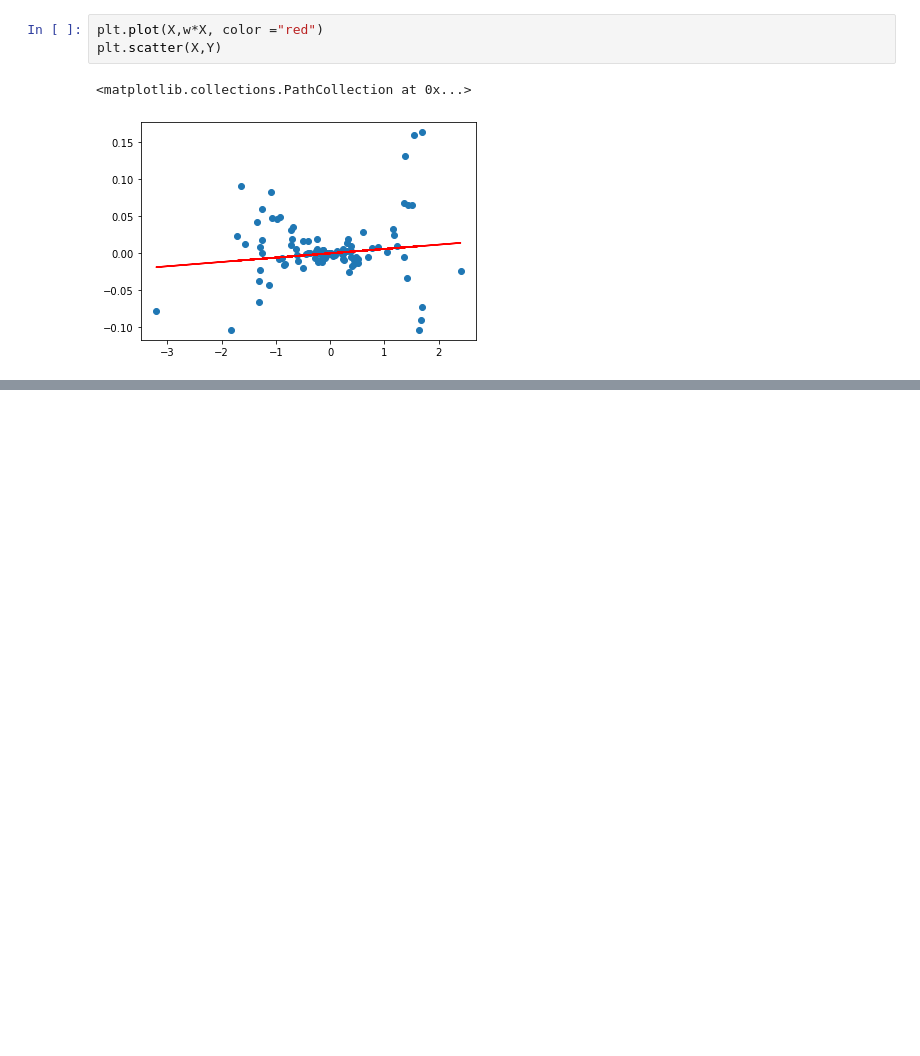
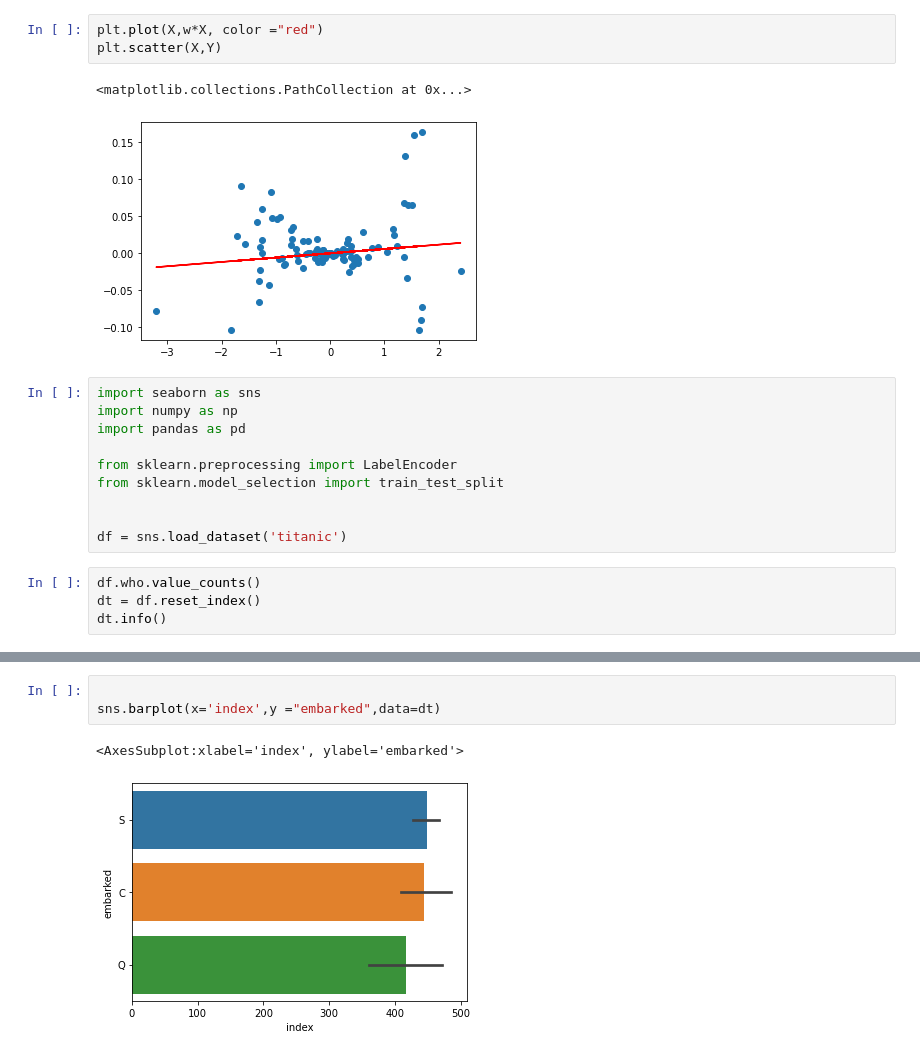
Before and after one commit to bapadapa/TIL, a Jupyter notebook: datascience/machineLearning/IITP/day01/day01.ipynb, the cells around one changed output, grey strips where cells are left out. Cells and saved outputs as stored; diff of their text form; blank space fills up the shorter version.

```diff
--- a/datascience/machineLearning/IITP/day01/day01.ipynb
+++ b/datascience/machineLearning/IITP/day01/day01.ipynb
@@ -172,3 +155,17 @@ plt.scatter(X,Y)
 # %% [output]
 <matplotlib.collections.PathCollection at 0x...>
 [figure]
+# %%
+import seaborn as sns
+import numpy as np
+import pandas as pd
+
+from sklearn.preprocessing import LabelEncoder
+from sklearn.model_selection import train_test_split
+
+
+df = sns.load_dataset('titanic')
+# %%
+df.who.value_counts()
+dt = df.reset_index()
+dt.info()
@@ -174,0 +190,6 @@ plt.scatter(X,Y)
+# %%
+
+sns.barplot(x='index',y ="embarked",data=dt)
+# %% [output]
+<AxesSubplot:xlabel='index', ylabel='embarked'>
+[figure, added]
```
Also changed, not shown: parts of 10 cells of this notebook, 3 other files.
